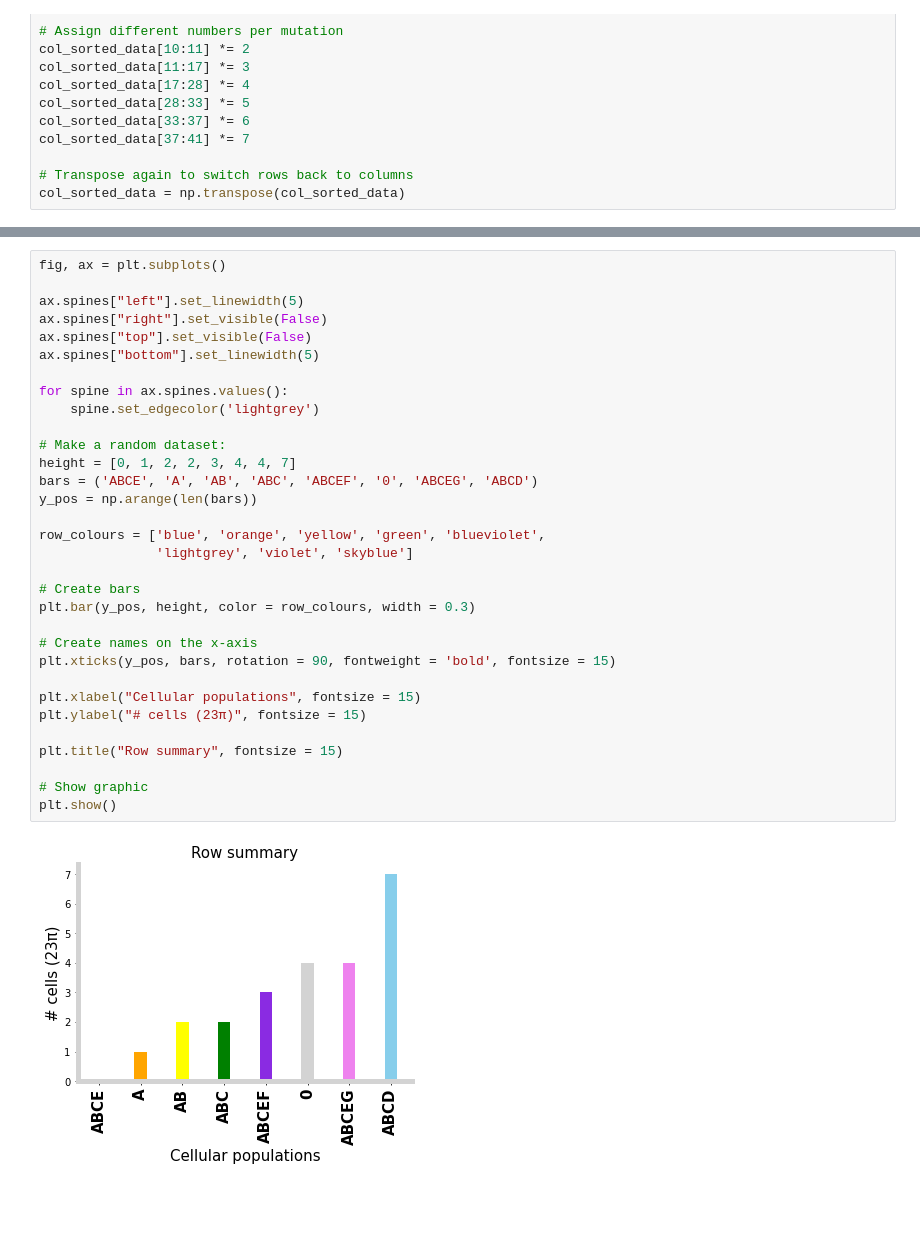
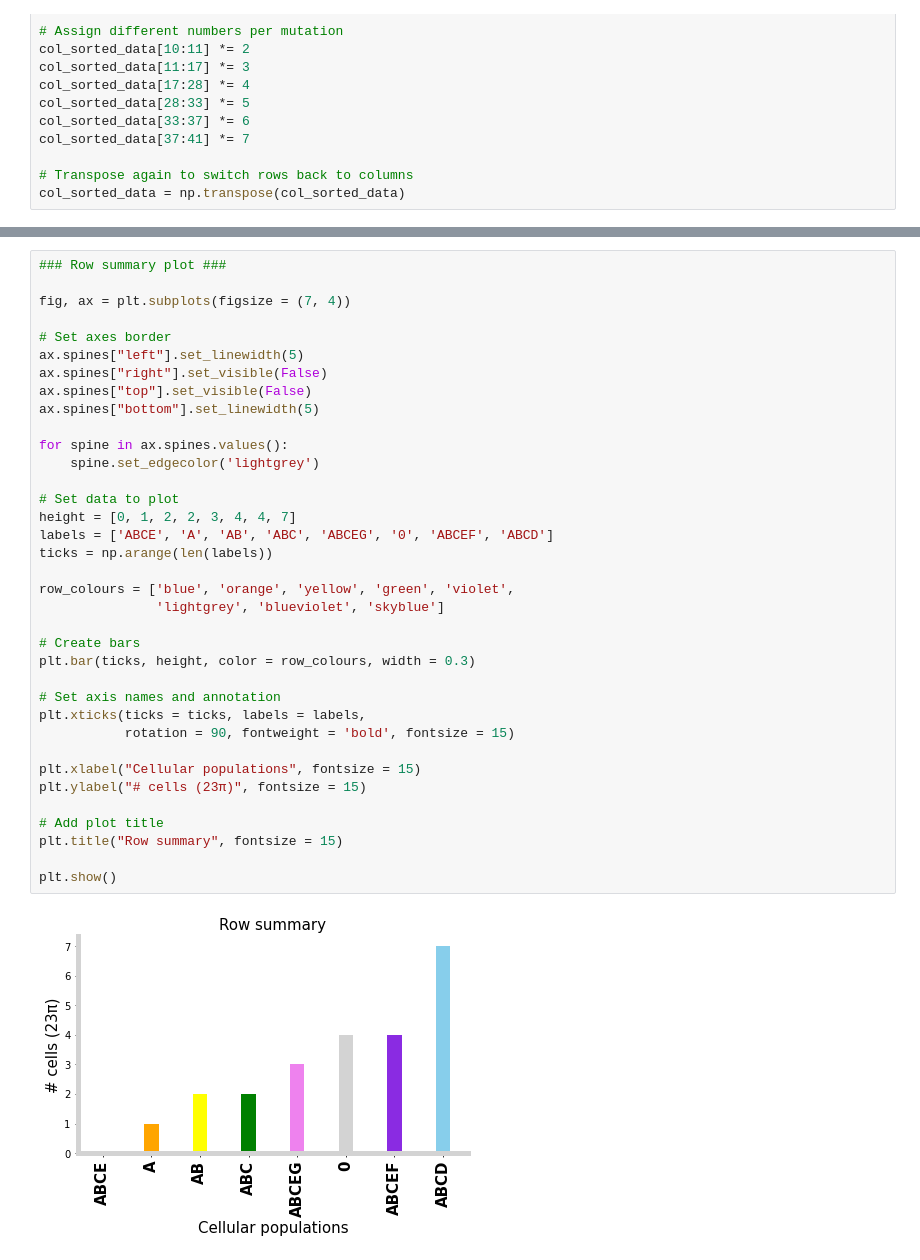
Before and after one commit to TomMakesThings/Cancer-Evolution, a Jupyter notebook: Mutation-Matrix.ipynb, the cells around one changed output, grey strips where cells are left out. Cells and saved outputs as stored; diff of their text form; blank space fills up the shorter version.

Commit message:
Create clonal evolution graph

```diff
--- a/Mutation-Matrix.ipynb
+++ b/Mutation-Matrix.ipynb
@@ -218,34 +308,38 @@ plt.show()
 # %%
-fig, ax = plt.subplots()
+### Row summary plot ###
 
+fig, ax = plt.subplots(figsize = (7, 4))
+
+# Set axes border
 ax.spines["left"].set_linewidth(5)
 ax.spines["right"].set_visible(False)
 ax.spines["top"].set_visible(False)
 ax.spines["bottom"].set_linewidth(5)
 
 for spine in ax.spines.values():
     spine.set_edgecolor('lightgrey')
 
-# Make a random dataset:
+# Set data to plot
 height = [0, 1, 2, 2, 3, 4, 4, 7]
-bars = ('ABCE', 'A', 'AB', 'ABC', 'ABCEF', '0', 'ABCEG', 'ABCD')
-y_pos = np.arange(len(bars))
+labels = ['ABCE', 'A', 'AB', 'ABC', 'ABCEG', '0', 'ABCEF', 'ABCD']
+ticks = np.arange(len(labels))
 
-row_colours = ['blue', 'orange', 'yellow', 'green', 'blueviolet',
-               'lightgrey', 'violet', 'skyblue']
+row_colours = ['blue', 'orange', 'yellow', 'green', 'violet',
+               'lightgrey', 'blueviolet', 'skyblue']
 
 # Create bars
-plt.bar(y_pos, height, color = row_colours, width = 0.3)
+plt.bar(ticks, height, color = row_colours, width = 0.3)
 
-# Create names on the x-axis
-plt.xticks(y_pos, bars, rotation = 90, fontweight = 'bold', fontsize = 15)
+# Set axis names and annotation
+plt.xticks(ticks = ticks, labels = labels,
+           rotation = 90, fontweight = 'bold', fontsize = 15)
 
 plt.xlabel("Cellular populations", fontsize = 15)
 plt.ylabel("# cells (23π)", fontsize = 15)
 
+# Add plot title
 plt.title("Row summary", fontsize = 15)
 
-# Show graphic
 plt.show()
 # %% [output]
-[figure, old version]
+[figure, new version]
```
Also changed, not shown: parts of 4 cells of this notebook.
